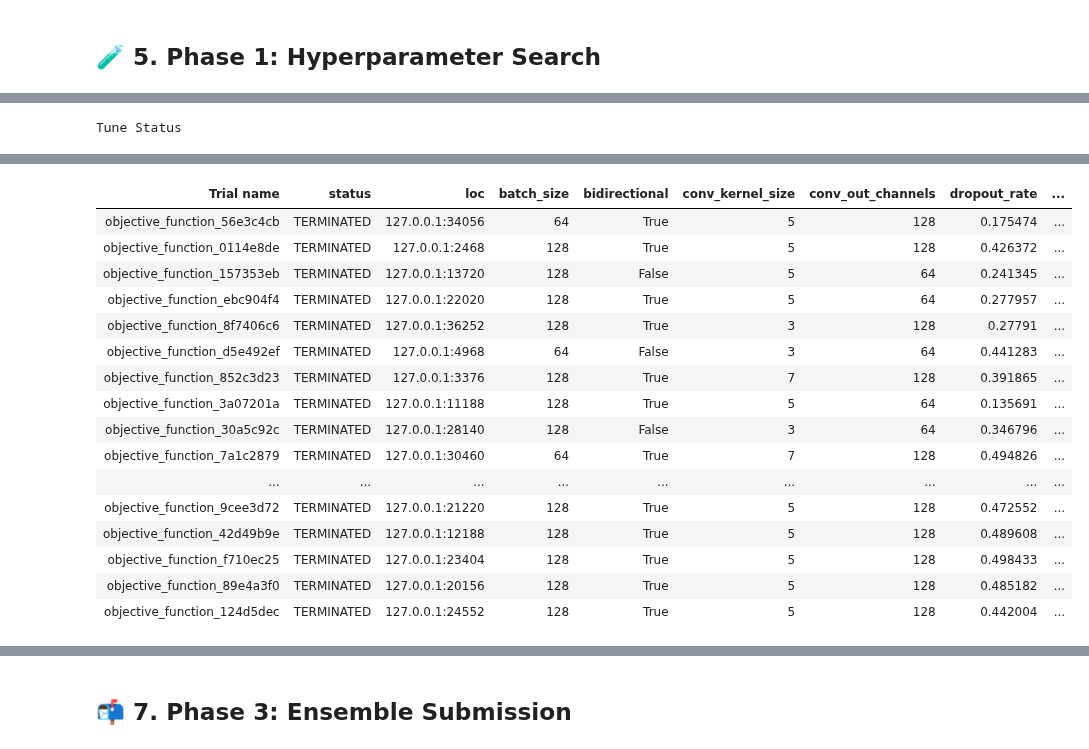
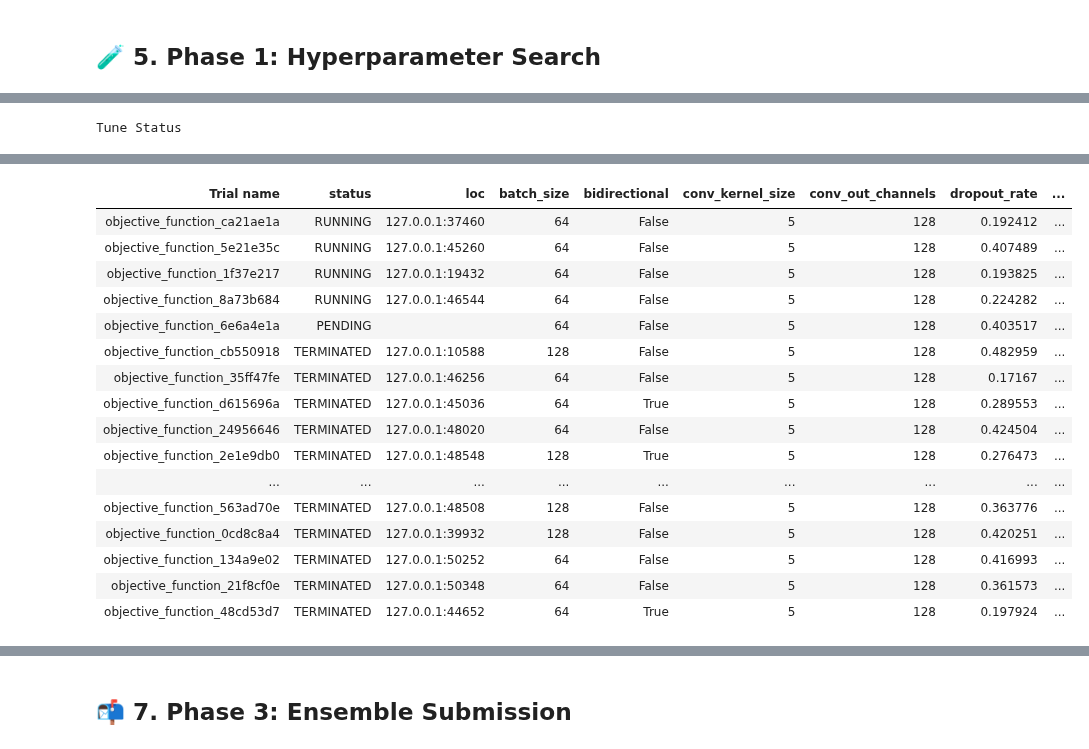
Before and after one commit to Negm2000/Challenge-1, a Jupyter notebook: main.ipynb, the cells around one changed output, grey strips where cells are left out. Drawn from its saved outputs; the diff is of its cells as text; code cells hidden in the pictures.

```diff
--- a/main.ipynb
+++ b/main.ipynb
@@ -176,7 +183,7 @@ Calculated class weights: tensor([0.0643, 0.3493, 0.5864], device='cuda:0')
 # %% [markdown]
 ## 🛠️ 3. Helper Functions
 # %%
-def create_sliding_windows(X_3d, y=None, window_size=100, stride=20):
+def create_sliding_windows(X_3d, y=None, window_size=10, stride=2):
     new_X, new_y, window_indices = [], [], []
     n_samples, n_timesteps, _ = X_3d.shape
     for i in range(n_samples):
@@ -191,7 +198,8 @@ def create_sliding_windows(X_3d, y=None, window_size=100, stride=20):
     return np.array(new_X), np.array(window_indices)
 
 def make_loader(ds, batch_size, shuffle, drop_last):
-    return DataLoader(ds, batch_size=int(batch_size), shuffle=shuffle, drop_last=drop_last, num_workers=0, pin_memory=True)
+    return DataLoader(ds, batch_size=int(batch_size), shuffle=shuffle, drop_last=drop_last,
+                      num_workers=2, pin_memory=True, persistent_workers=True)
 # %% [markdown]
 ## 🧠 4. Model & Training Engine
 # %%
@@ -375,26 +398,59 @@ Re-ordered X_train_full shape: (661, 160, 37)
 # %%
+# MODIFIED: window_size and stride are now fixed for faster HPO
 search_space = {
-    "window_size": tune.choice([10]), "stride": tune.choice([2]),
-    "lr": tune.loguniform(1e-4, 5e-3), "batch_size": tune.choice([64, 128]),
-    "hidden_size": tune.choice([256, 384]), "num_layers": tune.choice([2, 3]),
-    "dropout_rate": tune.uniform(0.1, 0.5), "feature_dropout_rate": tune.uniform(0.2, 0.5),
-    "bidirectional": tune.choice([True, False]), "l2_lambda": tune.loguniform(1e-7, 1e-4),
-    "conv_out_channels": tune.choice([64, 128]), "conv_kernel_size": tune.choice([3, 5, 7]),
+    "lr": tune.loguniform(1e-5, 5e-3),
+    "batch_size": tune.choice([64, 128]),
+    "hidden_size": tune.choice([256, 384, 512]),
+    "num_layers": tune.choice([2, 3]),
+    "dropout_rate": tune.uniform(0.1, 0.5),
+    "feature_dropout_rate": tune.uniform(0, 0.5),
+    "bidirectional": tune.choice([True, False]),
+    "l2_lambda": tune.loguniform(1e-7, 1e-4),
+    "conv_out_channels": tune.choice([128]),
+    "conv_kernel_size": tune.choice([5]),
 }
 
 def short_trial_name(trial): return f"{trial.trainable_name}_{trial.trial_id}"
 
 if ray.is_initialized(): ray.shutdown()
-ray.init(num_cpus=16, num_gpus=1, ignore_reinit_error=True, log_to_driver=False)
+ray.init(num_cpus=os.cpu_count(), num_gpus=1, ignore_reinit_error=True, log_to_driver=False)
 
-print("Starting hyperparameter search...")
+print("--- Starting hyperparameter search with pre-calculated windows ---")
 analysis = tune.run(
-    tune.with_parameters(objective_function, X_train=X_train_split, y_train=y_train_split, X_val=X_val_split, y_val=y_val_split, class_weights=class_weights_tensor),
-    resources_per_trial={"cpu": 4, "gpu": 0.25}, config=search_space, num_samples=30,
+    tune.with_parameters(objective_function,
+                         X_train_w=X_train_w_torch, y_train_w=y_train_w_torch,
+                         X_val_w=X_val_w_torch, y_val_w=y_val_w_torch,
+                         class_weights=class_weights_tensor),
+    resources_per_trial={"cpu": 4, "gpu": 0.25},
+    config=search_space,
+    num_samples=150,
     search_alg=OptunaSearch(metric="val_f1", mode="max"),
     scheduler=ASHAScheduler(metric="val_f1", mode="max", grace_period=25, reduction_factor=2),
-    name="pirate_pain_conv1d_search_v7", verbose=1,
+    name="pirate_pain_conv1d_search_v8",
+    verbose=1,
     trial_dirname_creator=short_trial_name
 )
+
+print("\n--- Search Complete ---\n")
+print("Getting best trial from analysis...")
+best_trial = analysis.get_best_trial(metric="val_f1", mode="max", scope="all")
+
+# BUG FIX: Use .last_result instead of .best_result
+if best_trial:
+    FINAL_CONFIG = best_trial.config
+    FINAL_BEST_VAL_F1 = best_trial.last_result["val_f1"]
+    print(f"Best validation F1 score: {FINAL_BEST_VAL_F1:.4f}")
+    print("Best hyperparameters found:")
+    # Add fixed window params back to the final config
+    FINAL_CONFIG['window_size'] = WINDOW_SIZE
+    FINAL_CONFIG['stride'] = STRIDE
+    print(FINAL_CONFIG)
+else:
+    print("ERROR: No trials completed successfully. Using a default config.")
+    FINAL_CONFIG = {'lr': 0.001, 'batch_size': 128, 'hidden_size': 256, 'num_layers': 2, 'dropout_rate': 0.3, 'feature_dropout_rate': 0.3, 'bidirectional': True, 'l2_lambda': 1e-06, 'conv_out_channels': 128, 'conv_kernel_size': 5, 'window_size': 10, 'stride': 2}
+
+# Clean up HPO data to save memory
+del X_train_w_torch, y_train_w_torch, X_val_w_torch, y_val_w_torch
+gc.collect()
 # %% [output]
 Tune Status
@@ -408,18 +466,18 @@ Logical resource usage: 4.0/16 CPUs, 0.25/1 GPUs (0.0/1.0 accelerator_type:G)
 Trial Status
 | Trial name | status | loc | batch_size | bidirectional | conv_kernel_size | conv_out_channels | dropout_rate | ... |
-| objective_function_56e3c4cb | TERMINATED | 127.0.0.1:34056 | 64 | True | 5 | 128 | 0.175474 | ... |
-| objective_function_0114e8de | TERMINATED | 127.0.0.1:2468 | 128 | True | 5 | 128 | 0.426372 | ... |
-| objective_function_157353eb | TERMINATED | 127.0.0.1:13720 | 128 | False | 5 | 64 | 0.241345 | ... |
-| objective_function_ebc904f4 | TERMINATED | 127.0.0.1:22020 | 128 | True | 5 | 64 | 0.277957 | ... |
-| objective_function_8f7406c6 | TERMINATED | 127.0.0.1:36252 | 128 | True | 3 | 128 | 0.27791 | ... |
-| objective_function_d5e492ef | TERMINATED | 127.0.0.1:4968 | 64 | False | 3 | 64 | 0.441283 | ... |
-| objective_function_852c3d23 | TERMINATED | 127.0.0.1:3376 | 128 | True | 7 | 128 | 0.391865 | ... |
-| objective_function_3a07201a | TERMINATED | 127.0.0.1:11188 | 128 | True | 5 | 64 | 0.135691 | ... |
-| objective_function_30a5c92c | TERMINATED | 127.0.0.1:28140 | 128 | False | 3 | 64 | 0.346796 | ... |
-| objective_function_7a1c2879 | TERMINATED | 127.0.0.1:30460 | 64 | True | 7 | 128 | 0.494826 | ... |
+| objective_function_ca21ae1a | RUNNING | 127.0.0.1:37460 | 64 | False | 5 | 128 | 0.192412 | ... |
+| objective_function_5e21e35c | RUNNING | 127.0.0.1:45260 | 64 | False | 5 | 128 | 0.407489 | ... |
+| objective_function_1f37e217 | RUNNING | 127.0.0.1:19432 | 64 | False | 5 | 128 | 0.193825 | ... |
+| objective_function_8a73b684 | RUNNING | 127.0.0.1:46544 | 64 | False | 5 | 128 | 0.224282 | ... |
+| objective_function_6e6a4e1a | PENDING |  | 64 | False | 5 | 128 | 0.403517 | ... |
+| objective_function_cb550918 | TERMINATED | 127.0.0.1:10588 | 128 | False | 5 | 128 | 0.482959 | ... |
+| objective_function_35ff47fe | TERMINATED | 127.0.0.1:46256 | 64 | False | 5 | 128 | 0.17167 | ... |
+| objective_function_d615696a | TERMINATED | 127.0.0.1:45036 | 64 | True | 5 | 128 | 0.289553 | ... |
+| objective_function_24956646 | TERMINATED | 127.0.0.1:48020 | 64 | False | 5 | 128 | 0.424504 | ... |
+| objective_function_2e1e9db0 | TERMINATED | 127.0.0.1:48548 | 128 | True | 5 | 128 | 0.276473 | ... |
 | ... | ... | ... | ... | ... | ... | ... | ... | ... |
-| objective_function_9cee3d72 | TERMINATED | 127.0.0.1:21220 | 128 | True | 5 | 128 | 0.472552 | ... |
-| objective_function_42d49b9e | TERMINATED | 127.0.0.1:12188 | 128 | True | 5 | 128 | 0.489608 | ... |
-| objective_function_f710ec25 | TERMINATED | 127.0.0.1:23404 | 128 | True | 5 | 128 | 0.498433 | ... |
-| objective_function_89e4a3f0 | TERMINATED | 127.0.0.1:20156 | 128 | True | 5 | 128 | 0.485182 | ... |
-| objective_function_124d5dec | TERMINATED | 127.0.0.1:24552 | 128 | True | 5 | 128 | 0.442004 | ... |
+| objective_function_563ad70e | TERMINATED | 127.0.0.1:48508 | 128 | False | 5 | 128 | 0.363776 | ... |
+| objective_function_0cd8c8a4 | TERMINATED | 127.0.0.1:39932 | 128 | False | 5 | 128 | 0.420251 | ... |
+| objective_function_134a9e02 | TERMINATED | 127.0.0.1:50252 | 64 | False | 5 | 128 | 0.416993 | ... |
+| objective_function_21f8cf0e | TERMINATED | 127.0.0.1:50348 | 64 | False | 5 | 128 | 0.361573 | ... |
+| objective_function_48cd53d7 | TERMINATED | 127.0.0.1:44652 | 64 | True | 5 | 128 | 0.197924 | ... |
```
Also changed, not shown: parts of 16 cells of this notebook.
